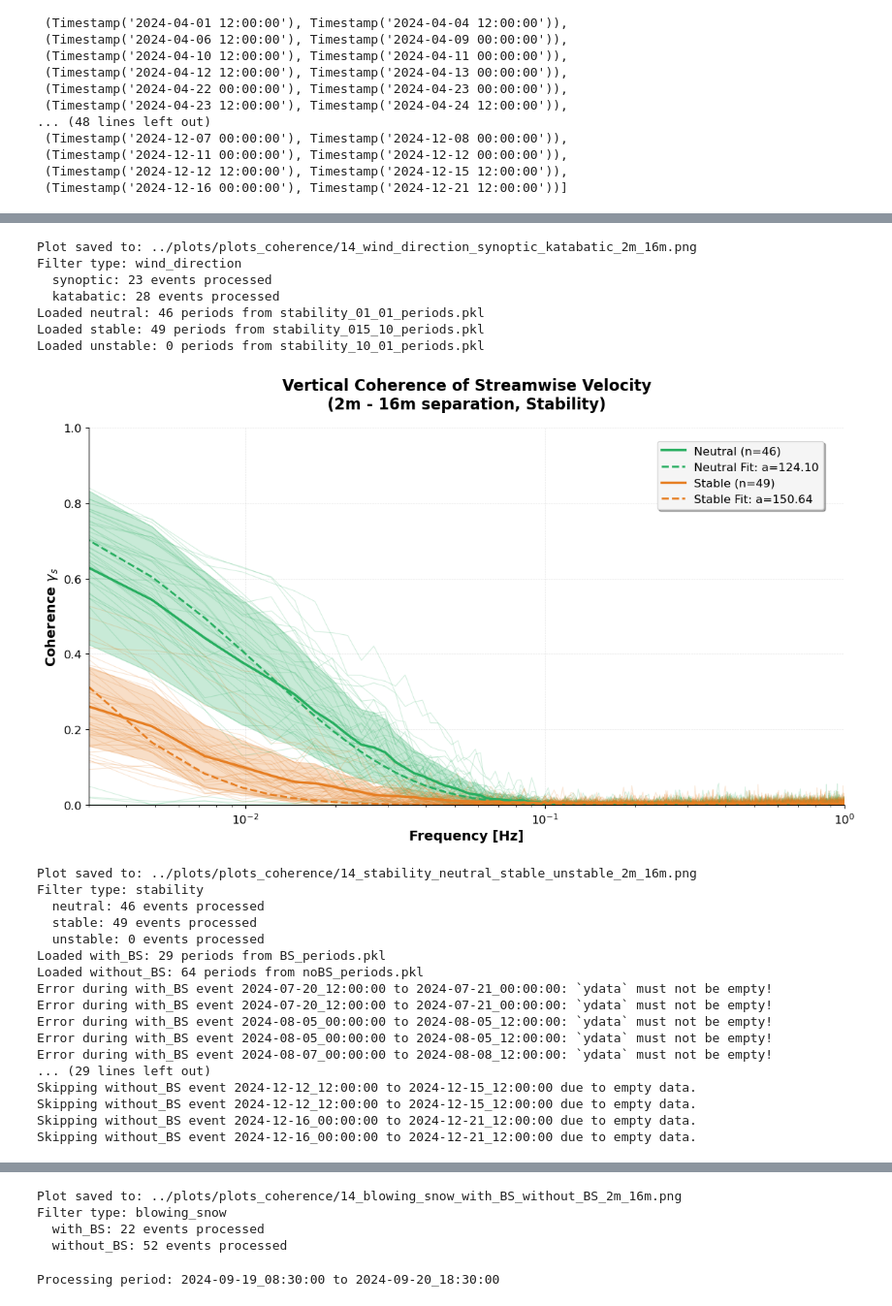
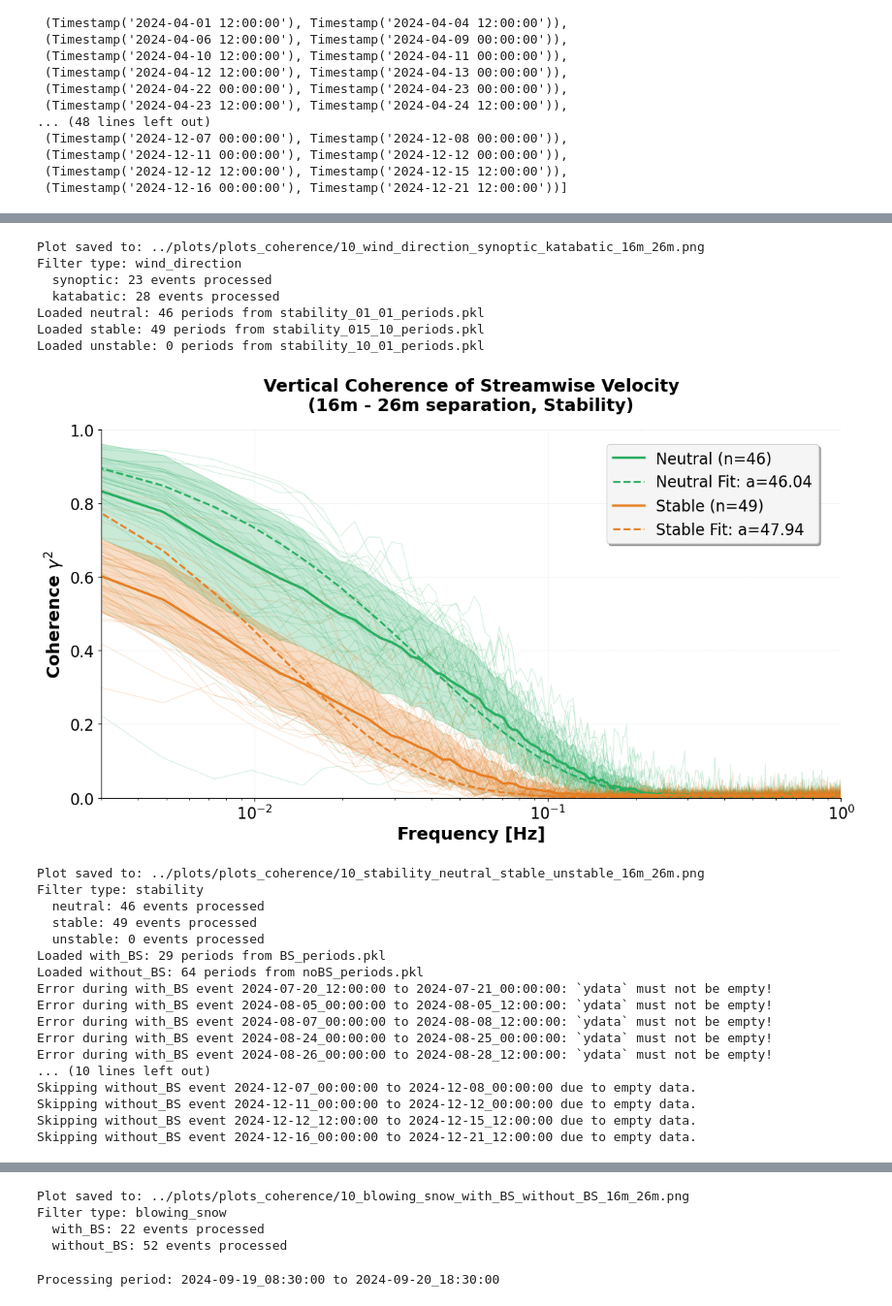
Before and after one commit to Rainette9/DataProcessingScripts, a Jupyter notebook: notebooks/Power_spectra.ipynb, the cells around one changed output, grey strips where cells are left out. Shown at 97% size. Saved outputs shown, nothing was run; the diff lists cells and outputs as text; code cells hidden in the pictures.

```diff
--- a/notebooks/Power_spectra.ipynb
+++ b/notebooks/Power_spectra.ipynb
@@ -109,13 +106,13 @@ vertical_separation_m = 14  # meters between sensors
 lower_height_label = '2m'
 upper_height_label = '16m'
 
-# # Alternative height configurations (uncomment to use):
-# # For 16m - 26m:
-# lower_height_folder = '/home/engbers/Documents/PhD/EC_data_convert/CSAT_16m_DR/'
-# upper_height_folder = '/home/engbers/Documents/PhD/EC_data_convert/CSAT_26m_DR/'
-# vertical_separation_m = 10
-# lower_height_label = '16m'
-# upper_height_label = '26m'
+# Alternative height configurations (uncomment to use):
+# For 16m - 26m:
+lower_height_folder = '/home/engbers/Documents/PhD/EC_data_convert/CSAT_16m_DR/'
+upper_height_folder = '/home/engbers/Documents/PhD/EC_data_convert/CSAT_26m_DR/'
+vertical_separation_m = 10
+lower_height_label = '16m'
+upper_height_label = '26m'
 
 # ========== FILTER CONFIGURATION ==========
 # Choose ONE filter type: 'wind_direction', 'stability', or 'blowing_snow'
@@ -271,21 +268,21 @@ for filter_type in ['wind_direction', 'stability', 'blowing_snow']:
                         linewidth=2, label=f'{category.title()} Fit: a={a_best_mean:.2f}')
 
     # Scientific formatting
-    ax.set_xlabel('Frequency [Hz]', fontsize=14, fontweight='bold')
-    ax.set_ylabel(r'Coherence $\gamma_s$', fontsize=14, fontweight='bold')
+    ax.set_xlabel('Frequency [Hz]', fontsize=18, fontweight='bold')
+    ax.set_ylabel(r'Coherence $\gamma^2$', fontsize=18, fontweight='bold')
 
     plot_title = f'Vertical Coherence of Streamwise Velocity\n({lower_height_label} - {upper_height_label} separation, {filter_type.replace("_", " ").title()})'
-    ax.set_title(plot_title, fontsize=16, fontweight='bold', pad=20)
+    ax.set_title(plot_title, fontsize=18, fontweight='bold', pad=20)
 
     # Set axis limits and grid
     ax.set_xlim(3e-3,1)
     ax.set_ylim(0, 1)
     ax.grid(True, alpha=0.3, linestyle='--', linewidth=0.5)
-    ax.tick_params(axis='both', which='major', labelsize=12)
-    ax.tick_params(axis='both', which='minor', labelsize=10)
+    ax.tick_params(axis='both', which='major', labelsize=16)
+    ax.tick_params(axis='both', which='minor', labelsize=16)
 
     # Add legend
-    legend = ax.legend(fontsize=12, frameon=True, fancybox=True, shadow=True,
+    legend = ax.legend(fontsize=16, frameon=True, fancybox=True, shadow=True,
                     loc='upper right', bbox_to_anchor=(0.98, 0.98))
     legend.get_frame().set_facecolor('white')
     legend.get_frame().set_alpha(0.9)
@@ -330,12 +323,12 @@ Error during katabatic event 2024-08-31_00:40:00 to 2024-08-31_13:40:00: `ydata`
-Plot saved to: ../plots/plots_coherence/14_wind_direction_synoptic_katabatic_2m_16m.png
+Plot saved to: ../plots/plots_coherence/10_wind_direction_synoptic_katabatic_16m_26m.png
 Filter type: wind_direction
   synoptic: 23 events processed
   katabatic: 28 events processed
 Loaded neutral: 46 periods from stability_01_01_periods.pkl
 Loaded stable: 49 periods from stability_015_10_periods.pkl
 Loaded unstable: 0 periods from stability_10_01_periods.pkl
-[figure, old version]
+[figure, new version]
-Plot saved to: ../plots/plots_coherence/14_stability_neutral_stable_unstable_2m_16m.png
+Plot saved to: ../plots/plots_coherence/10_stability_neutral_stable_unstable_16m_26m.png
 Filter type: stability
   neutral: 46 events processed
   stable: 49 events processed
@@ -343,12 +336,12 @@ Filter type: stability
 Loaded with_BS: 29 periods from BS_periods.pkl
 Loaded without_BS: 64 periods from noBS_periods.pkl
 Error during with_BS event 2024-07-20_12:00:00 to 2024-07-21_00:00:00: `ydata` must not be empty!
-Error during with_BS event 2024-07-20_12:00:00 to 2024-07-21_00:00:00: `ydata` must not be empty!
-Error during with_BS event 2024-08-05_00:00:00 to 2024-08-05_12:00:00: `ydata` must not be empty!
 Error during with_BS event 2024-08-05_00:00:00 to 2024-08-05_12:00:00: `ydata` must not be empty!
 Error during with_BS event 2024-08-07_00:00:00 to 2024-08-08_12:00:00: `ydata` must not be empty!
-... (29 lines left out)
-Skipping without_BS event 2024-12-12_12:00:00 to 2024-12-15_12:00:00 due to empty data.
+Error during with_BS event 2024-08-24_00:00:00 to 2024-08-25_00:00:00: `ydata` must not be empty!
+Error during with_BS event 2024-08-26_00:00:00 to 2024-08-28_12:00:00: `ydata` must not be empty!
+... (10 lines left out)
+Skipping without_BS event 2024-12-07_00:00:00 to 2024-12-08_00:00:00 due to empty data.
+Skipping without_BS event 2024-12-11_00:00:00 to 2024-12-12_00:00:00 due to empty data.
 Skipping without_BS event 2024-12-12_12:00:00 to 2024-12-15_12:00:00 due to empty data.
 Skipping without_BS event 2024-12-16_00:00:00 to 2024-12-21_12:00:00 due to empty data.
-Skipping without_BS event 2024-12-16_00:00:00 to 2024-12-21_12:00:00 due to empty data.
@@ -356,4 +349,4 @@ Skipping without_BS event 2024-12-16_00:00:00 to 2024-12-21_12:00:00 due to empt
-Plot saved to: ../plots/plots_coherence/14_blowing_snow_with_BS_without_BS_2m_16m.png
+Plot saved to: ../plots/plots_coherence/10_blowing_snow_with_BS_without_BS_16m_26m.png
 Filter type: blowing_snow
   with_BS: 22 events processed
   without_BS: 52 events processed
```
Also changed, not shown: parts of 2 cells of this notebook, 4 other files.
